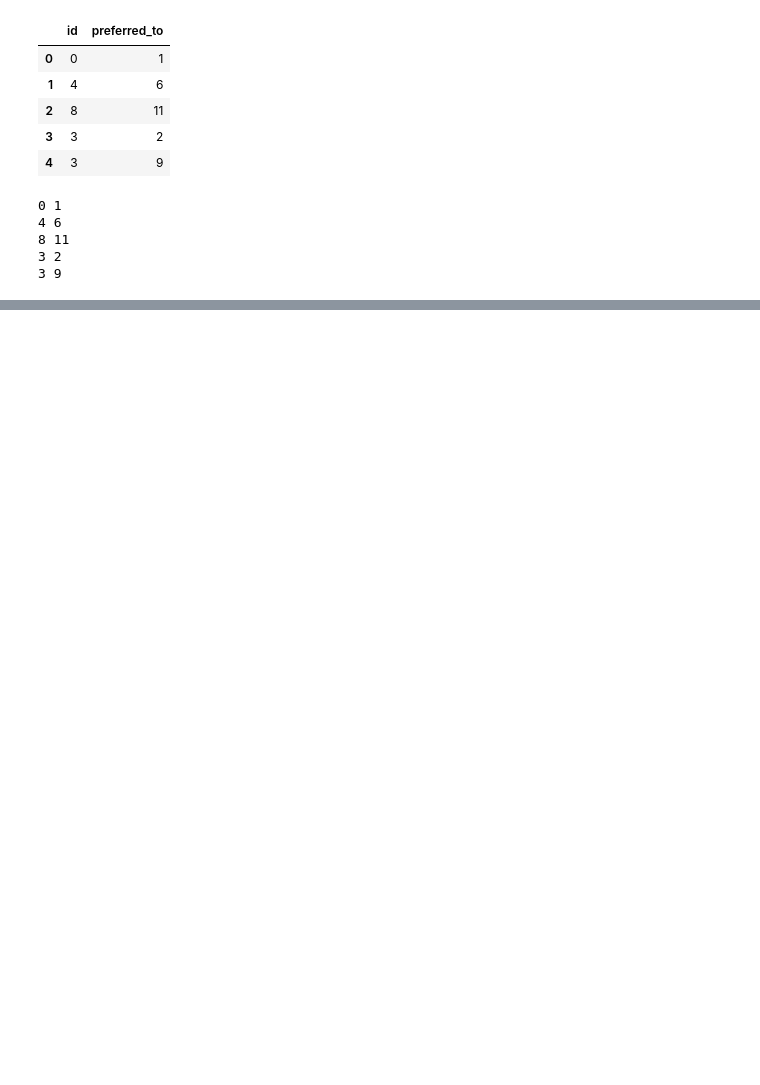
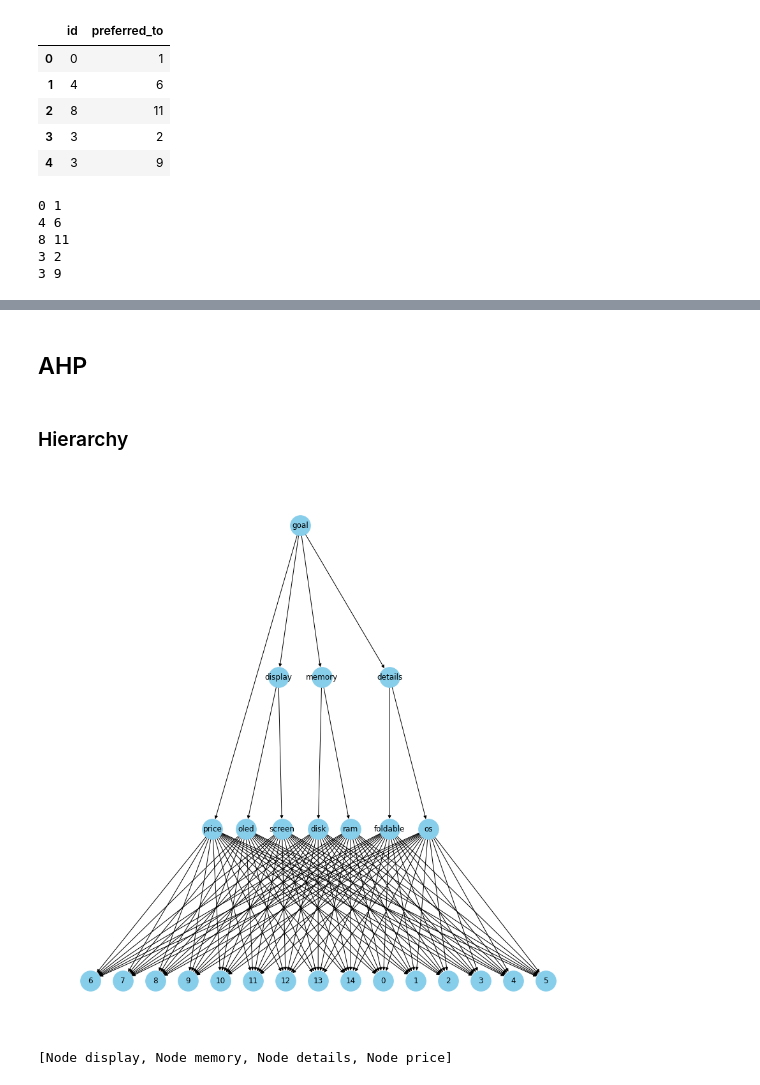
Before and after one commit to lucapl/DA_project_1, a Jupyter notebook: project2_report.ipynb, the cells around one changed output, grey strips where cells are left out. Saved outputs shown, nothing was run; the diff lists cells and outputs as text; code cells hidden in the pictures; blank space fills up the shorter version.

```diff
--- a/project2_report.ipynb
+++ b/project2_report.ipynb
@@ -256,0 +415,3 @@ def ordinal_regression(data:pd.DataFrame,prefs:pd.DataFrame,U:AdditiveValueFunct
+# %%
+for i in range(len(data)):
+    print(i,U(*data.iloc[i]).value())
@@ -256,0 +434,2 @@ def ordinal_regression(data:pd.DataFrame,prefs:pd.DataFrame,U:AdditiveValueFunct
+# %% [markdown]
+## AHP
@@ -256,0 +479,25 @@ def ordinal_regression(data:pd.DataFrame,prefs:pd.DataFrame,U:AdditiveValueFunct
+# %% [markdown]
+### Hierarchy
+# %%
+alternatives = [Node(f"{i}",[]) for i in range(len(data))]
+
+nodes = dict([(crit,Node(crit,alternatives))for crit in data])
+
+crit_cat = [Node("display",[nodes["screen"],nodes["oled"]]),
+            Node("memory",[nodes["ram"],nodes["disk"]]),
+            Node("details",[nodes["os"],nodes["foldable"]])]
+
+for node in crit_cat + alternatives:
+    nodes[node.value] = node
+
+goal = Node("goal",crit_cat + [nodes["price"]])
+
+nodes["goal"] = goal
+
+goal.draw()
+# %% [output]
+[figure, added]
+# %%
+nodes["goal"].children
+# %% [output]
+[Node display, Node memory, Node details, Node price]
```
Also changed, not shown: parts of 41 cells of this notebook.
